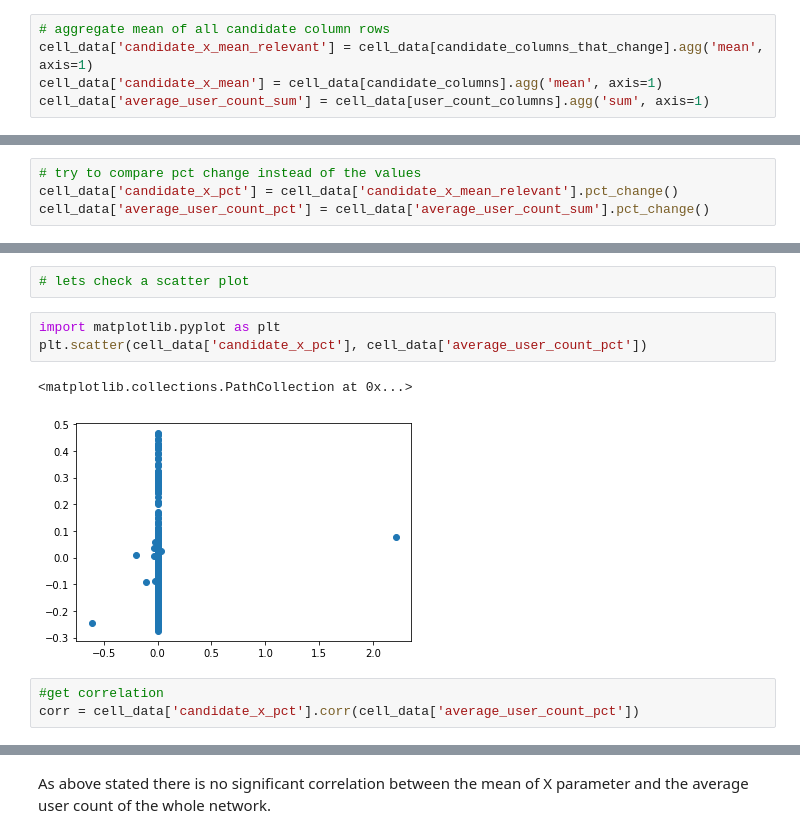
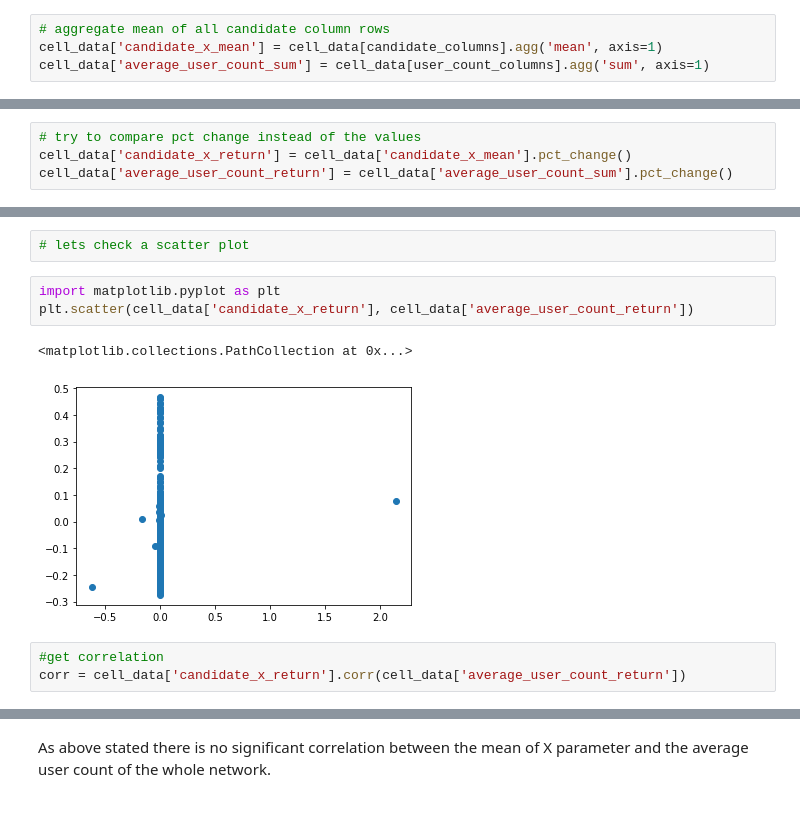
Before and after one commit to kaipietila/cellular-network-data-study, a Jupyter notebook: cell_data_cleaned_results.ipynb, the cells around one changed output, grey strips where cells are left out. Drawn from its saved outputs; the diff is of its cells as text.

```diff
--- a/cell_data_cleaned_results.ipynb
+++ b/cell_data_cleaned_results.ipynb
@@ -54,7 +68,6 @@ for column in user_count_columns:
     cell_data[column] = cell_data[column].apply(comma_string_to_float)
 # %%
 # aggregate mean of all candidate column rows
-cell_data['candidate_x_mean_relevant'] = cell_data[candidate_columns_that_change].agg('mean', axis=1)
 cell_data['candidate_x_mean'] = cell_data[candidate_columns].agg('mean', axis=1)
 cell_data['average_user_count_sum'] = cell_data[user_count_columns].agg('sum', axis=1)
 # %%
@@ -75,7 +90,7 @@ From the above graph you can see that there is no visually significant impact on
 Maybe when the x value drops for one cell that cells user count goes down, but it's still adjusted on the full network.
 # %%
 # try to compare pct change instead of the values
-cell_data['candidate_x_pct'] = cell_data['candidate_x_mean_relevant'].pct_change()
-cell_data['average_user_count_pct'] = cell_data['average_user_count_sum'].pct_change()
+cell_data['candidate_x_return'] = cell_data['candidate_x_mean'].pct_change()
+cell_data['average_user_count_return'] = cell_data['average_user_count_sum'].pct_change()
 # %%
 df2 = pd.DataFrame()
@@ -91,13 +106,13 @@ df2.plot(x='datetime', figsize=(15,10))
 # lets check a scatter plot
 # %%
 import matplotlib.pyplot as plt
-plt.scatter(cell_data['candidate_x_pct'], cell_data['average_user_count_pct'])
+plt.scatter(cell_data['candidate_x_return'], cell_data['average_user_count_return'])
 # %% [output]
 <matplotlib.collections.PathCollection at 0x...>
-[figure, old version]
+[figure, new version]
 # %%
 #get correlation
-corr = cell_data['candidate_x_pct'].corr(cell_data['average_user_count_pct'])
+corr = cell_data['candidate_x_return'].corr(cell_data['average_user_count_return'])
 # %%
 corr
 # %% [output]
```
Also changed, not shown: parts of 15 cells of this notebook.
